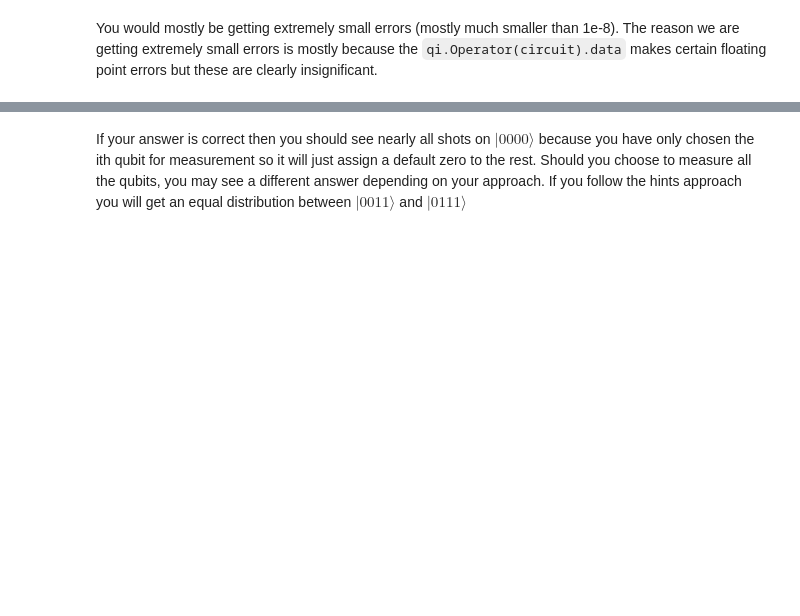
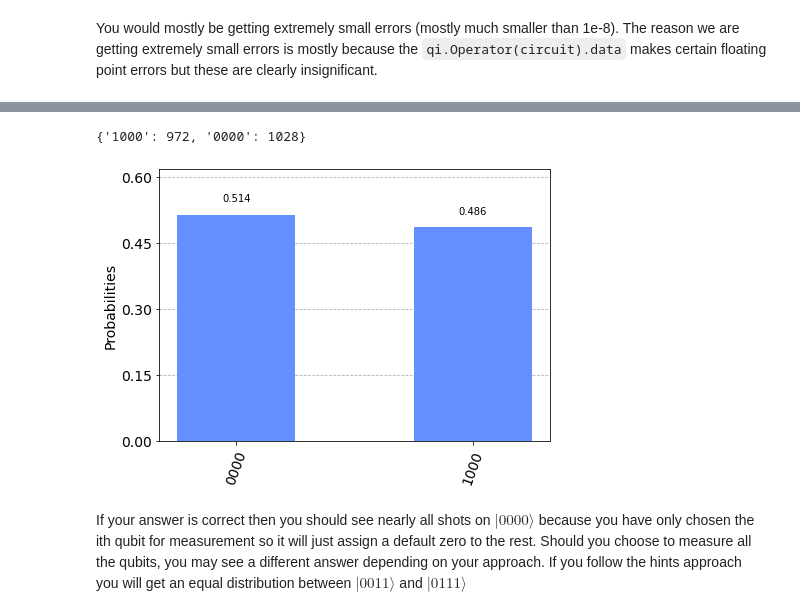
Before and after one commit to yatharth0610/Quantum-Algorithms-qiskit-, a Jupyter notebook: Notebooks/Day 3 Universality.ipynb, the cells around one changed output, grey strips where cells are left out. Saved outputs shown, nothing was run; the diff lists cells and outputs as text; code cells hidden in the pictures; blank space fills up the shorter version.

```diff
--- a/Notebooks/Day 3 Universality.ipynb
+++ b/Notebooks/Day 3 Universality.ipynb
@@ -365,30 +367,27 @@ controlled_irx = qc_for_irx.to_gate().control(2)
 # %%
 n = 4
 qcb = QuantumCircuit(n,n)
 qcb.x(0)#Ancilla
 qcb.x(1)#Ancilla  You can use these two as control to use the controlled_irx gate
-#
-#
-#
-#
-#Your code here
-#
-#
-#
-#
+qcb.rx(np.pi/2, 2)
+qcb.cx(2,3)
+qcb.rx(-np.pi/2,2)
 #Get state of qubit which should have the |+> state using the backend simulator
-i = None#Index for the qubit at |+> state
+i = 3 #Index for the qubit at |+> state
 qcb.h(i)#Puts the |+> state to |0>
-qcb.measure(i, i)
+qcb.measure(i,i)
 def run_circuit(qcb):
     backend = Aer.get_backend('qasm_simulator') # we choose the simulator as our backend
     result = execute(qcb, backend, shots = 2000).result() # we run the simulation
     counts = result.get_counts() # we get the counts
     return counts
 
 counts = run_circuit(qcb)
 print(counts)
 plot_histogram(counts)
+# %% [output]
+{'1000': 972, '0000': 1028}
+[figure, added]
 # %% [markdown]
 If your answer is correct then you should see nearly all shots on $|0000\rangle$ because you have only chosen the ith qubit for measurement so it will just assign a default zero to the rest.
 Should you choose to measure all the qubits, you may see a different answer depending on your approach. If you follow the hints approach you will get an equal distribution between $|0011\rangle$ and $|0111\rangle$
```
Also changed, not shown: parts of 3 cells of this notebook, 1 other file.
